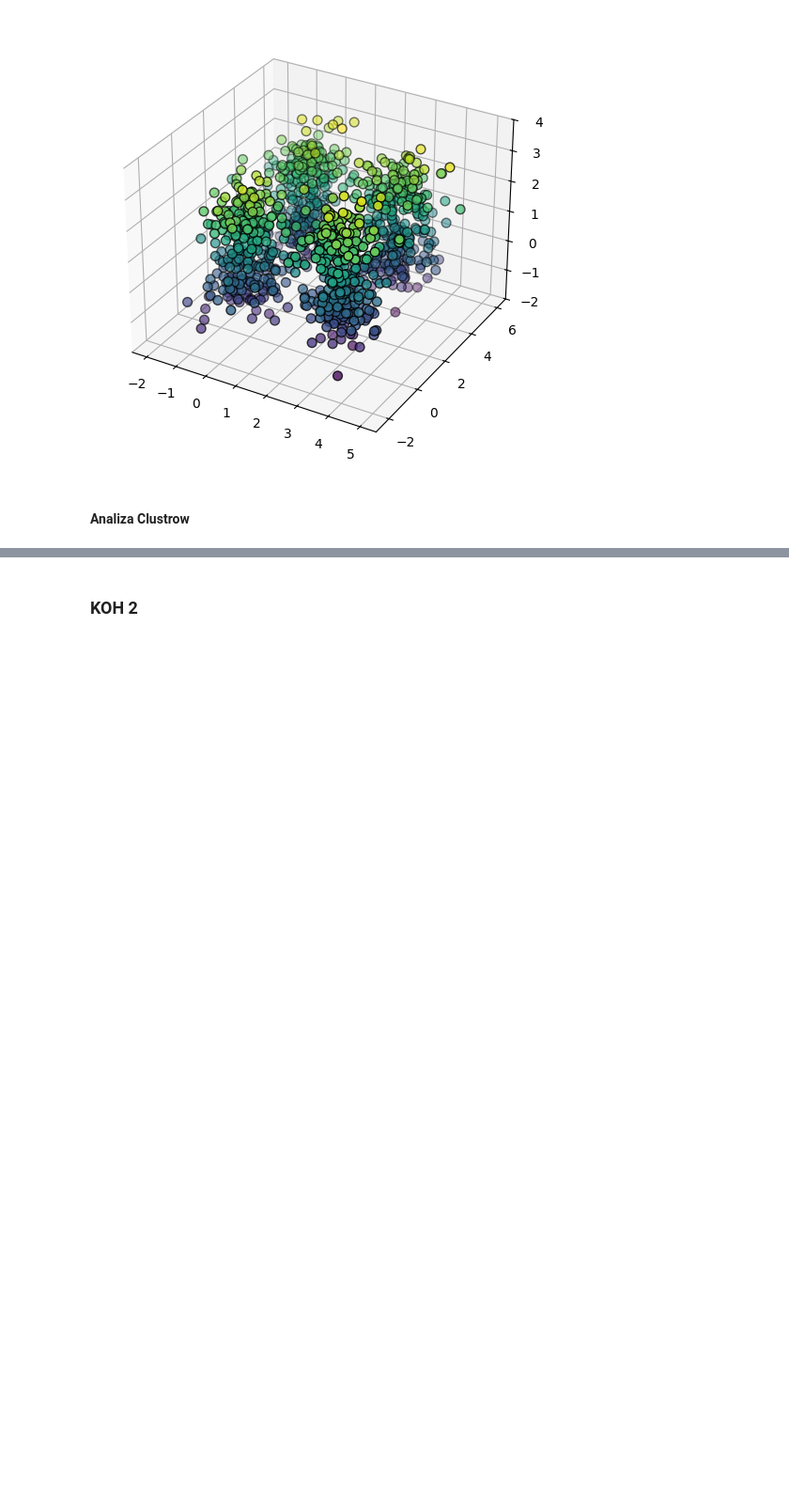
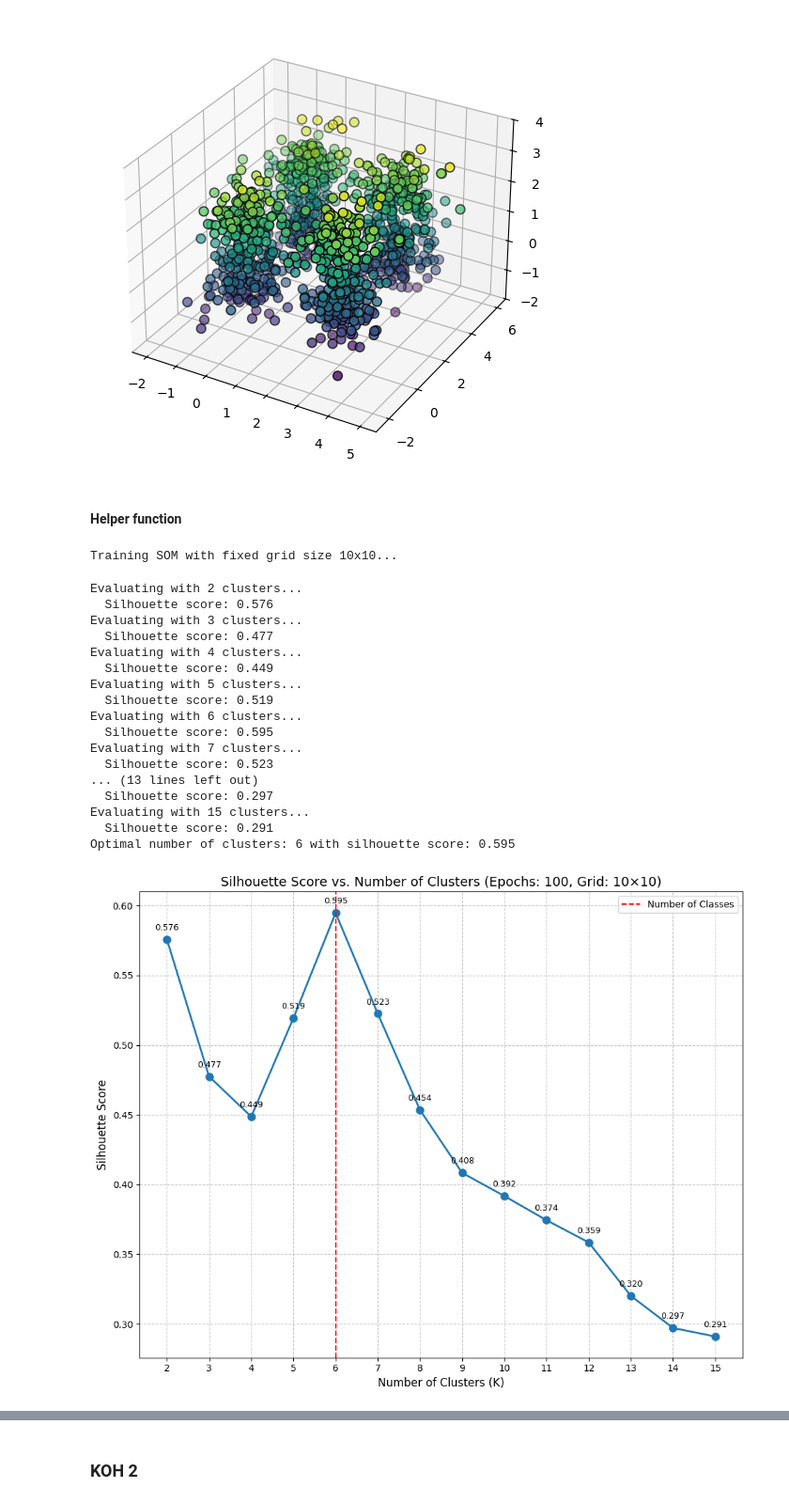
Before and after one commit to CoolMikey/H-_moje-github_sync-studia-Metody-inteligencji-obliczeniowej-w-analizie-danych, a Jupyter notebook: Koh/Koh2.ipynb, the cells around one changed output, grey strips where cells are left out. Shown at 94% size. Drawn from its saved outputs; the diff is of its cells as text; code cells hidden in the pictures; blank space fills up the shorter version.

```diff
--- a/Koh/Koh2.ipynb
+++ b/Koh/Koh2.ipynb
@@ -517,13 +515,13 @@ ax.scatter(data[:, 0], data[:, 1], data[:, 2], c=classes, cmap='viridis', edgeco
 <mpl_toolkits.mplot3d.art3d.Path3DCollection at 0x...>
 [figure]
 # %% [markdown]
-#### Analiza Clustrow
+#### Helper function
 # %%
-def analyze_som_clustering(data, labels=None, max_clusters=10, grid_size=(4, 4)):
+def analyze_som_clustering(data, labels=None, max_clusters=10, grid_size=(4, 4), epochs = 100, neighborhood_function='gaussian', topology = 'rectangular', neighbor_width=1.0):
     print(f"Training SOM with fixed grid size {grid_size[0]}x{grid_size[1]}...")
     som = KohonenNetwork(input_dim=data.shape[1], grid_size=grid_size,
-                       topology='hexagonal', neighborhood_function='gaussian')
-    som.train(data, epochs=100)
+                       topology=topology, neighborhood_function=neighborhood_function, neighborhood_width=neighbor_width)
+    som.train(data, epochs=epochs)
 
     mapped_data = som.get_mapped_data(data)
     som_labels = np.array([i * grid_size[1] + j for i, j in mapped_data])
@@ -557,3 +555,68 @@ def analyze_som_clustering(data, labels=None, max_clusters=10, grid_size=(4, 4))
             silhouette_scores.append(float('nan'))
 
     return cluster_sizes, silhouette_scores
+# %%
+data = pd.read_csv(hexagon_path, header=1).values
+classes = data[:, 2]
+data = data[:, :2]
+
+unique_classes = len(np.unique(classes))
+
+grid_size = (10, 10)
+epoch_size = 100
+plt.figure(figsize=(10, 8))
+plt.title("Cluster Number Analysis", fontsize=16)
+cluster_sizes, silhouette_scores = analyze_som_clustering(
+    data,
+    max_clusters=15,
+    grid_size=grid_size,
+    epochs=epoch_size
+)
+
+plt.plot(cluster_sizes, silhouette_scores, marker='o', linestyle='-', linewidth=2, markersize=8)
+plt.xlabel('Number of Clusters (K)', fontsize=12)
+plt.ylabel('Silhouette Score', fontsize=12)
+plt.title(f'Silhouette Score vs. Number of Clusters (Epochs: {epoch_size}, Grid: {grid_size[0]}×{grid_size[1]})', fontsize=14)
+plt.grid(True, linestyle='--', alpha=0.7)
+plt.xticks(cluster_sizes)
+
+for i, score in enumerate(silhouette_scores):
+    if not np.isnan(score):
+        plt.annotate(f'{score:.3f}',
+                (cluster_sizes[i], score),
+                textcoords="offset points",
+                xytext=(0, 10),
+                ha='center',
+                fontsize=9)
+plt.axvline(x=unique_classes, color='r', linestyle='--', label='Number of Classes')
+plt.legend()
+
+valid_scores = [(k, score) for k, score in zip(cluster_sizes, silhouette_scores) if not np.isnan(score)]
+if valid_scores:
+    best_k, best_score = max(valid_scores, key=lambda x: x[1])
+    print(f"Optimal number of clusters: {best_k} with silhouette score: {best_score:.3f}")
+else:
+    print("No valid silhouette scores found")
+
+plt.tight_layout()
+plt.show()
+# %% [output]
+Training SOM with fixed grid size 10x10...
+Evaluating with 2 clusters...
+  Silhouette score: 0.576
+Evaluating with 3 clusters...
+  Silhouette score: 0.477
+Evaluating with 4 clusters...
+  Silhouette score: 0.449
+Evaluating with 5 clusters...
+  Silhouette score: 0.519
+Evaluating with 6 clusters...
+  Silhouette score: 0.595
+Evaluating with 7 clusters...
+  Silhouette score: 0.523
+... (13 lines left out)
+  Silhouette score: 0.297
+Evaluating with 15 clusters...
+  Silhouette score: 0.291
+Optimal number of clusters: 6 with silhouette score: 0.595
+[figure, added]
```
Also changed, not shown: parts of 34 cells of this notebook, 10 other files.
